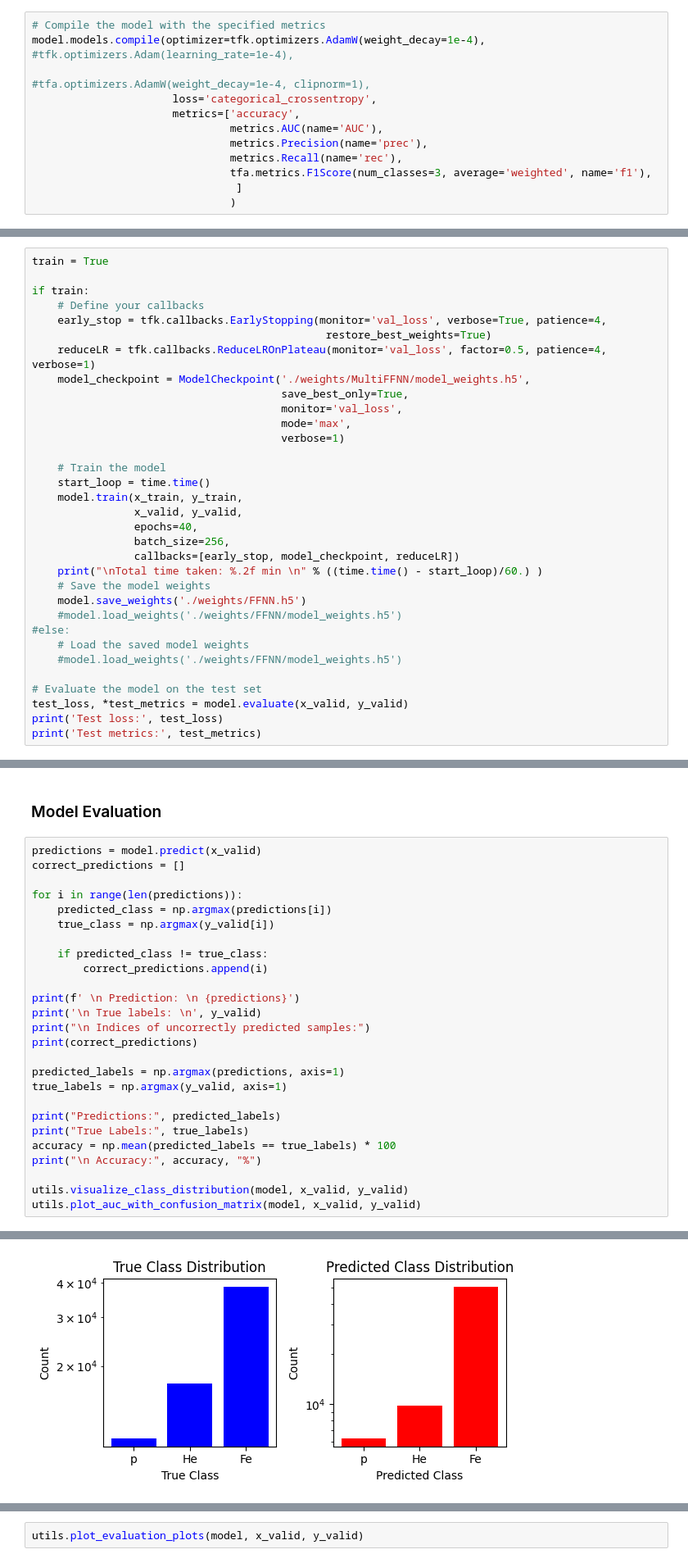
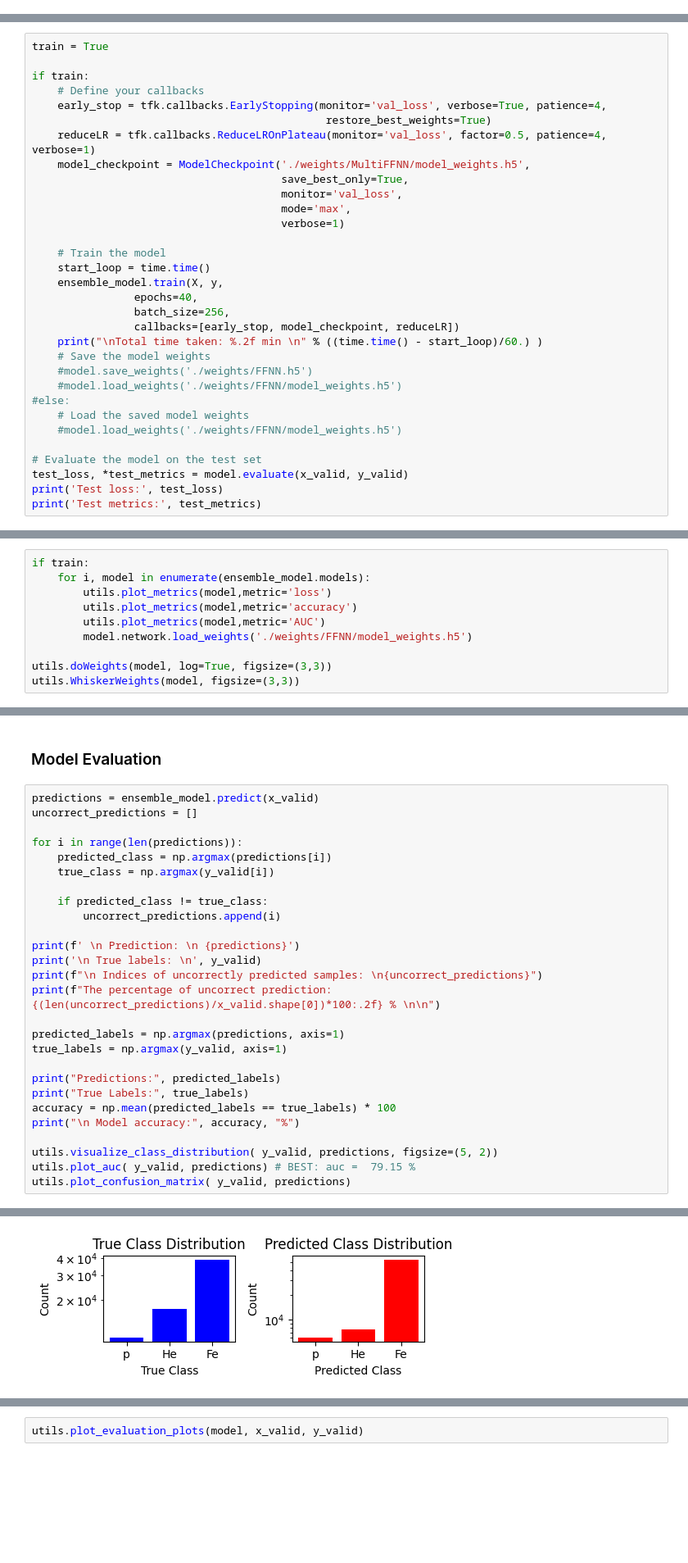
Before and after one commit to LorenzoValente3/Iron-Classifier, a Jupyter notebook: internship.ipynb, the cells around one changed output, grey strips where cells are left out. Shown at 82% size. Drawn from its saved outputs; the diff is of its cells as text; blank space fills up the shorter version.

```diff
--- a/internship.ipynb
+++ b/internship.ipynb
@@ -395,15 +412,3 @@ Total params: 141,123
 Trainable params: 140,739
 Non-trainable params: 384
 _________________________________________________________________
-# %%
-# Compile the model with the specified metrics
-model.models.compile(optimizer=tfk.optimizers.AdamW(weight_decay=1e-4), #tfk.optimizers.Adam(learning_rate=1e-4),
-                                                                            #tfa.optimizers.AdamW(weight_decay=1e-4, clipnorm=1),
-                      loss='categorical_crossentropy',
-                      metrics=['accuracy',
-                               metrics.AUC(name='AUC'),
-                               metrics.Precision(name='prec'),
-                               metrics.Recall(name='rec'),
-                               tfa.metrics.F1Score(num_classes=3, average='weighted', name='f1'),
-                                ]
-                               )
@@ -425,14 +428,13 @@ if train:
 
     # Train the model
     start_loop = time.time()
-    model.train(x_train, y_train,
-                x_valid, y_valid,
+    ensemble_model.train(X, y,
                 epochs=40,
                 batch_size=256,
                 callbacks=[early_stop, model_checkpoint, reduceLR])
     print("\nTotal time taken: %.2f min \n" % ((time.time() - start_loop)/60.) )
     # Save the model weights
-    model.save_weights('./weights/FFNN.h5')
+    #model.save_weights('./weights/FFNN.h5')
     #model.load_weights('./weights/FFNN/model_weights.h5')
 #else:
     # Load the saved model weights
@@ -463,0 +466,10 @@ ValueError: Unable to create group (name already exists)
+# %%
+if train:
+    for i, model in enumerate(ensemble_model.models):
+        utils.plot_metrics(model,metric='loss')
+        utils.plot_metrics(model,metric='accuracy')
+        utils.plot_metrics(model,metric='AUC')
+        model.network.load_weights('./weights/FFNN/model_weights.h5')
+
+utils.doWeights(model, log=True, figsize=(3,3))
+utils.WhiskerWeights(model, figsize=(3,3))
@@ -464,20 +478,20 @@ ValueError: Unable to create group (name already exists)
 # %% [markdown]
 ### Model Evaluation
 # %%
-predictions = model.predict(x_valid)
-correct_predictions = []
+predictions = ensemble_model.predict(x_valid)
+uncorrect_predictions = []
 
 for i in range(len(predictions)):
     predicted_class = np.argmax(predictions[i])
     true_class = np.argmax(y_valid[i])
 
     if predicted_class != true_class:
-        correct_predictions.append(i)
+        uncorrect_predictions.append(i)
 
 print(f' \n Prediction: \n {predictions}')
 print('\n True labels: \n', y_valid)
-print("\n Indices of uncorrectly predicted samples:")
-print(correct_predictions)
+print(f"\n Indices of uncorrectly predicted samples: \n{uncorrect_predictions}")
+print(f"The percentage of uncorrect prediction: {(len(uncorrect_predictions)/x_valid.shape[0])*100:.2f} % \n\n")
 
 predicted_labels = np.argmax(predictions, axis=1)
 true_labels = np.argmax(y_valid, axis=1)
@@ -485,9 +499,10 @@ true_labels = np.argmax(y_valid, axis=1)
 print("Predictions:", predicted_labels)
 print("True Labels:", true_labels)
 accuracy = np.mean(predicted_labels == true_labels) * 100
-print("\n Accuracy:", accuracy, "%")
+print("\n Model accuracy:", accuracy, "%")
 
-utils.visualize_class_distribution(model, x_valid, y_valid)
-utils.plot_auc_with_confusion_matrix(model, x_valid, y_valid)
+utils.visualize_class_distribution( y_valid, predictions, figsize=(5, 2))
+utils.plot_auc( y_valid, predictions) # BEST: auc =  79.15 %
+utils.plot_confusion_matrix( y_valid, predictions)
 # %% [output]
 2092/2092 [==============================] - 11s 5ms/step
@@ -510 +525 @@ utils.plot_auc_with_confusion_matrix(model, x_valid, y_valid)
-[figure, old version]
+[figure, new version]
```
Also changed, not shown: parts of 23 cells of this notebook, 3 other files.
